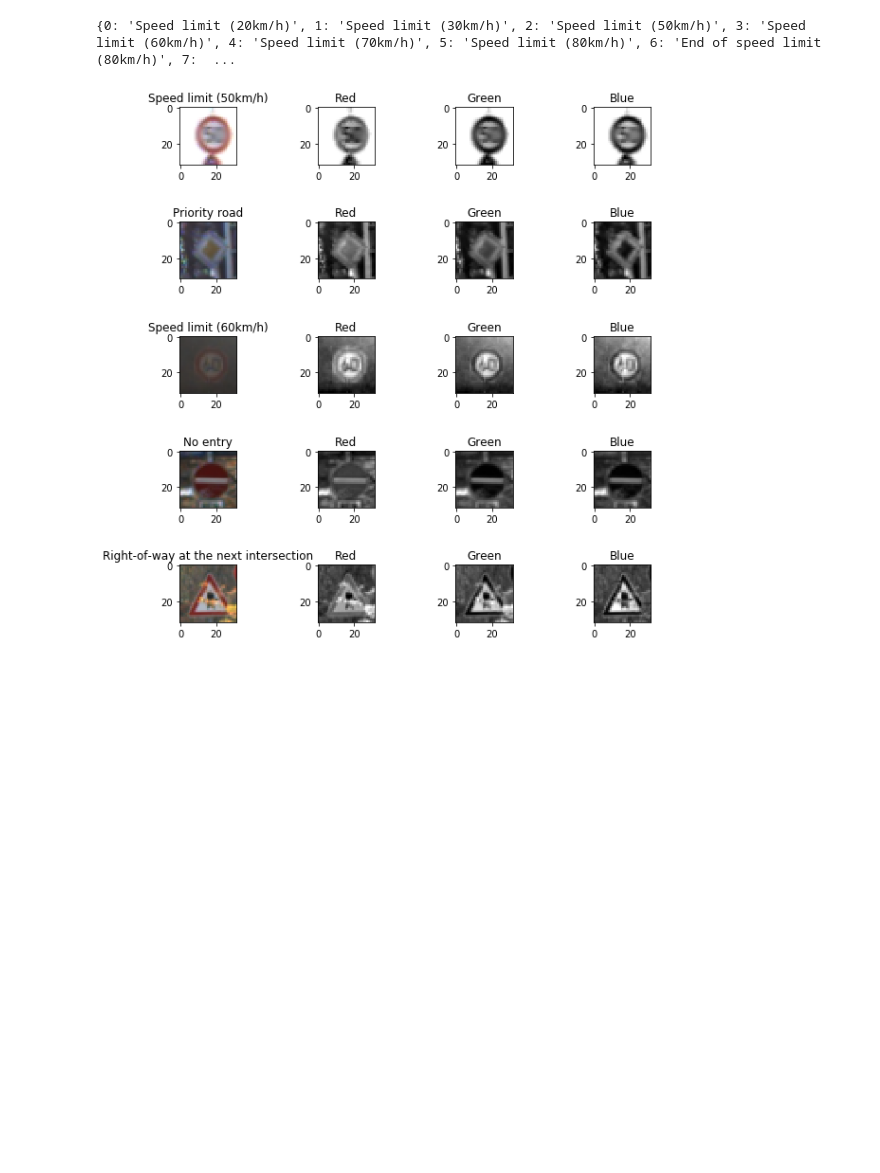
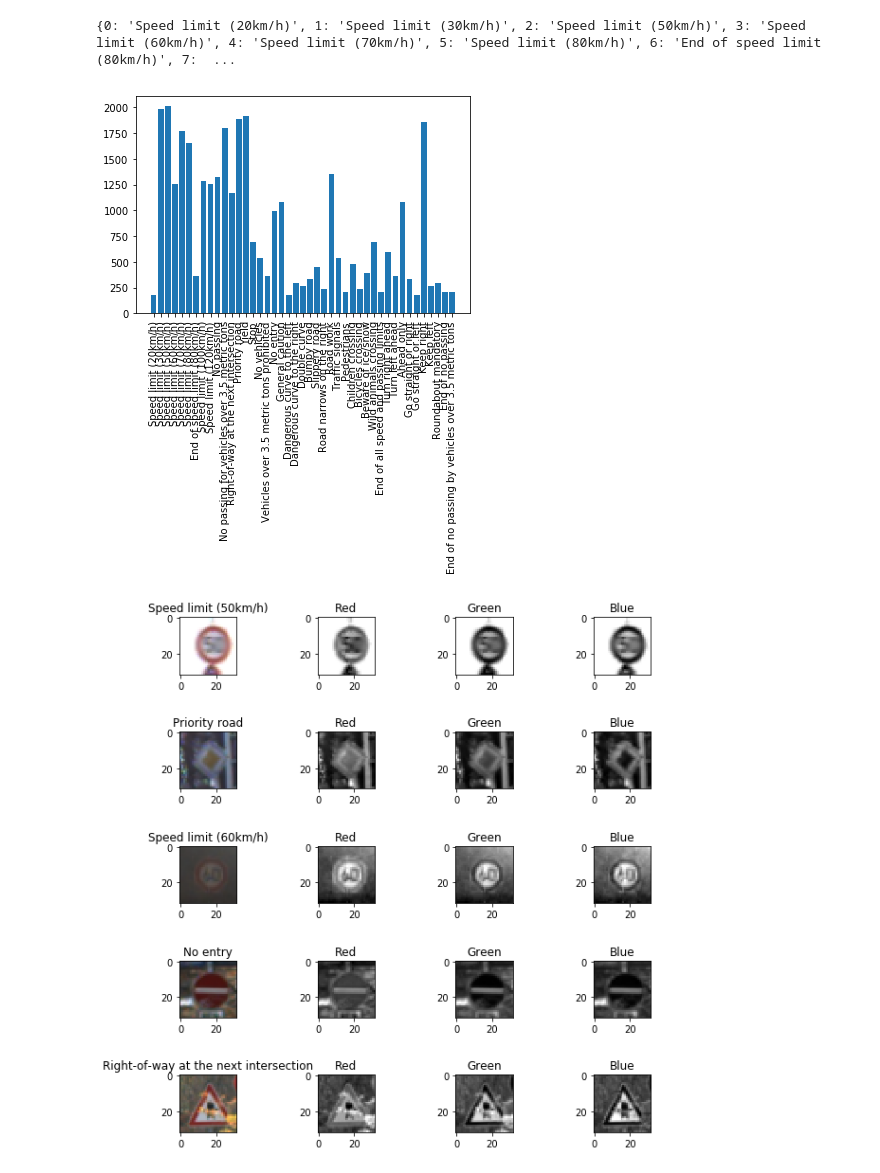
Before and after one commit to bhaubhau/CarND-Traffic-Sign-Classifier-Project, a Jupyter notebook: Traffic_Sign_Classifier.ipynb, the cells around one changed output. Drawn from its saved outputs; the diff is of its cells as text; code cells hidden in the pictures; blank space fills up the shorter version.

Commit message:
added exploratory visualization barchart on trining data

```diff
--- a/Traffic_Sign_Classifier.ipynb
+++ b/Traffic_Sign_Classifier.ipynb
@@ -105,6 +105,22 @@ for row in label_codes_file:
 print(label_codes)
 # %% [output]
 {0: 'Speed limit (20km/h)', 1: 'Speed limit (30km/h)', 2: 'Speed limit (50km/h)', 3: 'Speed limit (60km/h)', 4: 'Speed limit (70km/h)', 5: 'Speed limit (80km/h)', 6: 'End of speed limit (80km/h)', 7:  ...
+# %%
+import matplotlib.pyplot as plt
+
+# Visualizations will be shown in the notebook.
+%matplotlib inline
+
+axis_x_labels=[]
+for i in range(len(label_codes)):
+    axis_x_labels.append(label_codes[i])
+
+hist = np.unique(y_train, return_counts=True)
+plt.xticks(rotation=90)
+plt.bar(hist[0], hist[1], tick_label=axis_x_labels)
+plt.show()
+# %% [output]
+[figure, added]
 # %%
 ### Data exploration visualization code goes here.
 ### Feel free to use as many code cells as needed.
```
Also changed, not shown: parts of 1 cell of this notebook, 1 other file.
